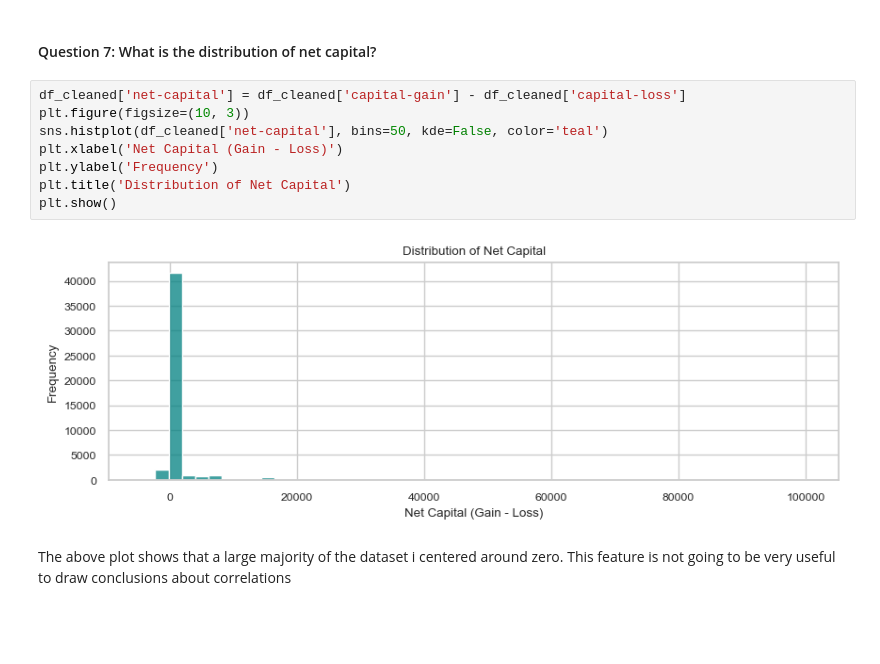
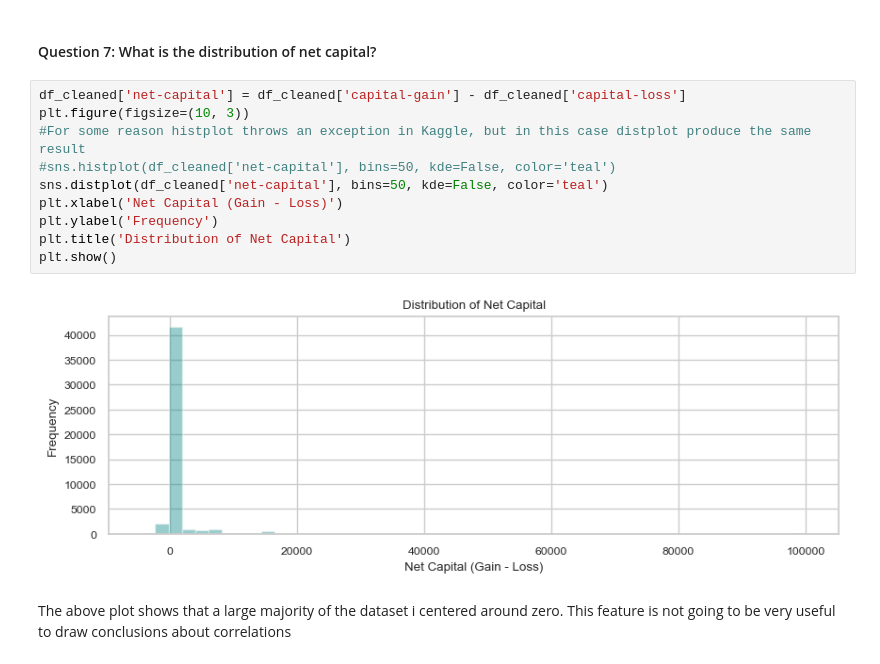
Before and after one commit to ss73/Programming-in-Python-Standard-and-External-Library-Packages-5KK048-53603, a Jupyter notebook: examination-track-2-salary-prediction.ipynb, the cells around one changed output. Cells and saved outputs as stored; diff of their text form; blank space fills up the shorter version.

```diff
--- a/examination-track-2-salary-prediction.ipynb
+++ b/examination-track-2-salary-prediction.ipynb
@@ -282,13 +286,15 @@ pd.DataFrame(df_cleaned[df_cleaned['native-country'].isin([x for x in income_dis
 # %%
 df_cleaned['net-capital'] = df_cleaned['capital-gain'] - df_cleaned['capital-loss']
 plt.figure(figsize=(10, 3))
-sns.histplot(df_cleaned['net-capital'], bins=50, kde=False, color='teal')
+#For some reason histplot throws an exception in Kaggle, but in this case distplot produce the same result
+#sns.histplot(df_cleaned['net-capital'], bins=50, kde=False, color='teal')
+sns.distplot(df_cleaned['net-capital'], bins=50, kde=False, color='teal')
 plt.xlabel('Net Capital (Gain - Loss)')
 plt.ylabel('Frequency')
 plt.title('Distribution of Net Capital')
 plt.show()
 # %% [output]
-[figure, old version]
+[figure, new version]
 # %% [markdown]
 The above plot shows that a large majority of the dataset i centered around zero. This feature is not going to be very useful to draw conclusions about correlations
 # %% [markdown]
```
Also changed, not shown: parts of 4 cells of this notebook.
